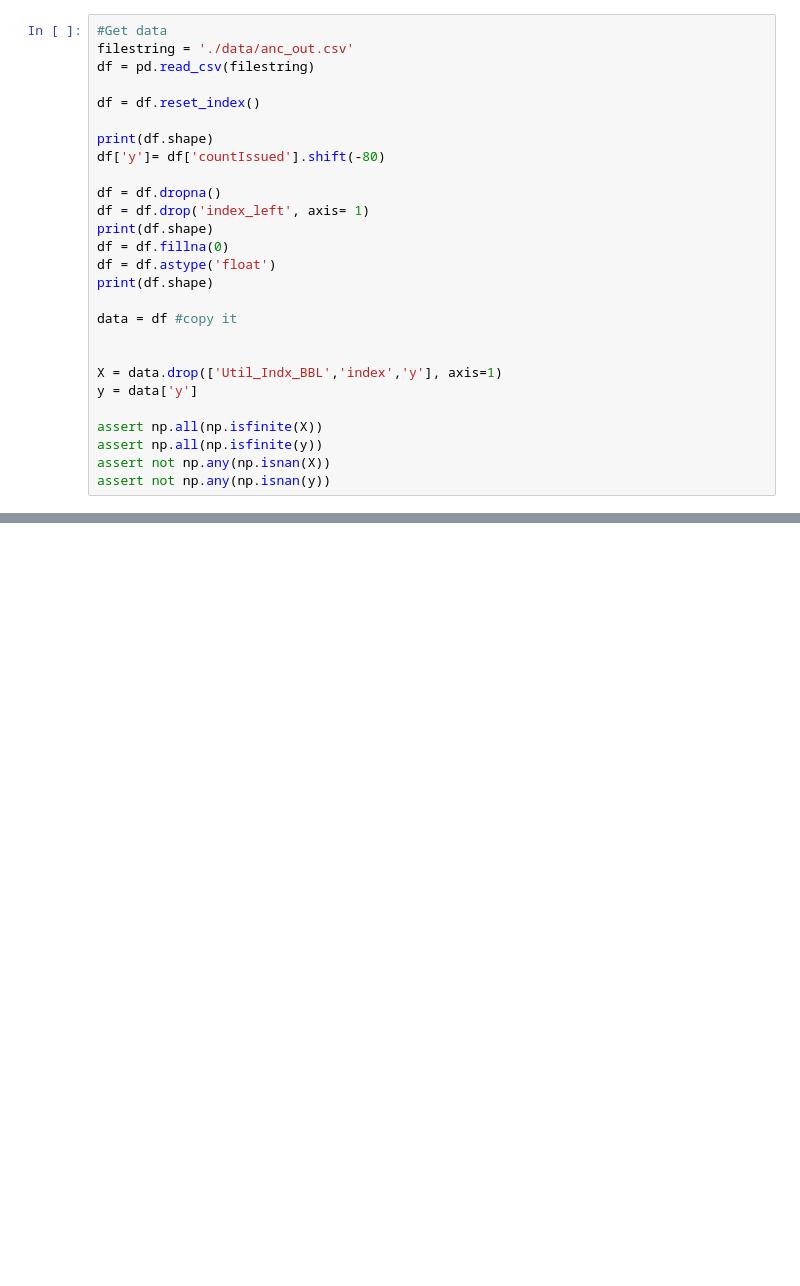
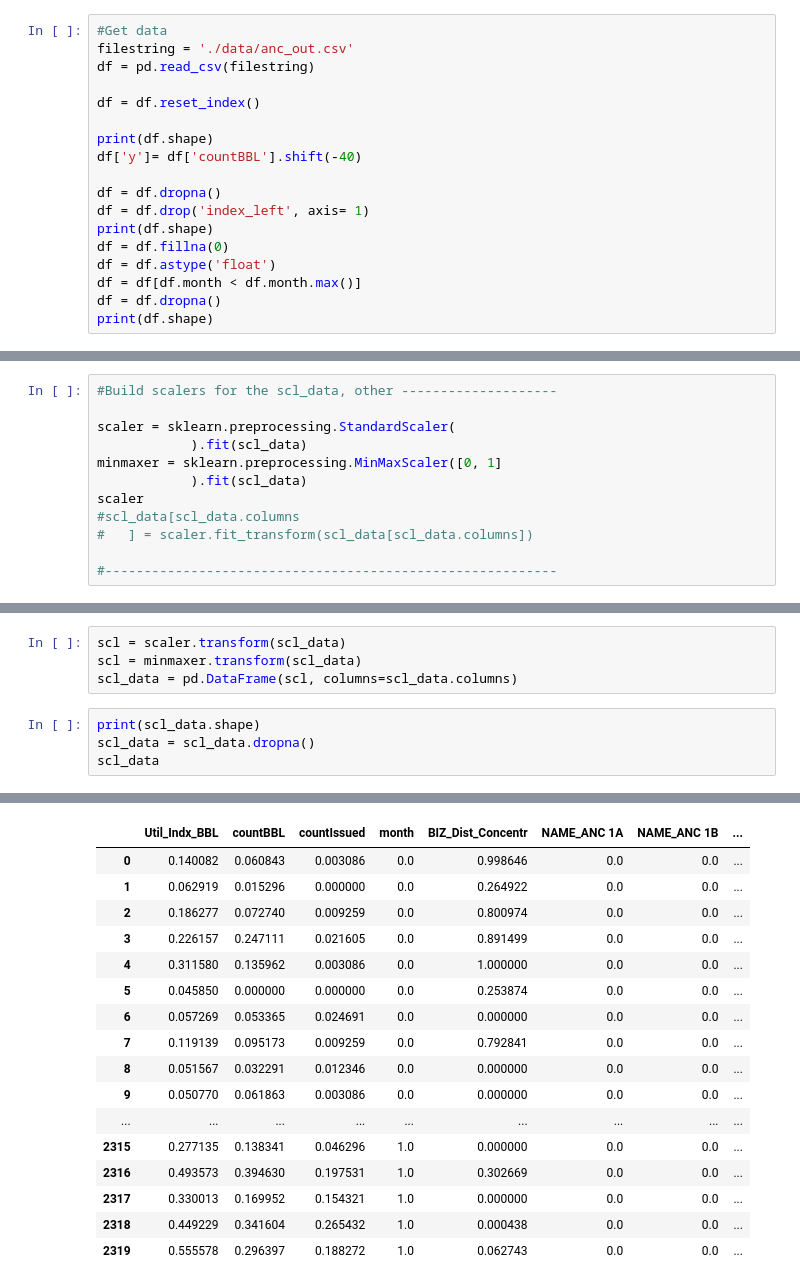
Before and after one commit to CLandauGWU/group_e, a Jupyter notebook: Model_Select.ipynb, the cells around one changed output, grey strips where cells are left out. Drawn from its saved outputs; the diff is of its cells as text; blank space fills up the shorter version.

```diff
--- a/Model_Select.ipynb
+++ b/Model_Select.ipynb
@@ -22,23 +33,14 @@ df = pd.read_csv(filestring)
 df = df.reset_index()
 
 print(df.shape)
-df['y']= df['countIssued'].shift(-80)
+df['y']= df['countBBL'].shift(-40)
 
 df = df.dropna()
 df = df.drop('index_left', axis= 1)
 print(df.shape)
 df = df.fillna(0)
 df = df.astype('float')
+df = df[df.month < df.month.max()]
+df = df.dropna()
 print(df.shape)
-
-data = df #copy it
-
-
-X = data.drop(['Util_Indx_BBL','index','y'], axis=1)
-y = data['y']
-
-assert np.all(np.isfinite(X))
-assert np.all(np.isfinite(y))
-assert not np.any(np.isnan(X))
-assert not np.any(np.isnan(y))
 # %% [output]
@@ -49,0 +129,12 @@ df.dtypes;
+# %%
+#Build scalers for the scl_data, other --------------------
+
+scaler = sklearn.preprocessing.StandardScaler(
+            ).fit(scl_data)
+minmaxer = sklearn.preprocessing.MinMaxScaler([0, 1]
+            ).fit(scl_data)
+scaler
+#scl_data[scl_data.columns
+#   ] = scaler.fit_transform(scl_data[scl_data.columns])
+
+#----------------------------------------------------------
@@ -49,0 +143,9 @@ df.dtypes;
+# %%
+scl = scaler.transform(scl_data)
+scl = minmaxer.transform(scl_data)
+scl_data = pd.DataFrame(scl, columns=scl_data.columns)
+# %%
+print(scl_data.shape)
+scl_data = scl_data.dropna()
+scl_data
+# %% [output]
@@ -49,0 +153,17 @@ df.dtypes;
+|  | Util_Indx_BBL | countBBL | countIssued | month | BIZ_Dist_Concentr | NAME_ANC 1A | NAME_ANC 1B | ... |
+| 0 | 0.140082 | 0.060843 | 0.003086 | 0.0 | 0.998646 | 0.0 | 0.0 | ... |
+| 1 | 0.062919 | 0.015296 | 0.000000 | 0.0 | 0.264922 | 0.0 | 0.0 | ... |
+| 2 | 0.186277 | 0.072740 | 0.009259 | 0.0 | 0.800974 | 0.0 | 0.0 | ... |
+| 3 | 0.226157 | 0.247111 | 0.021605 | 0.0 | 0.891499 | 0.0 | 0.0 | ... |
+| 4 | 0.311580 | 0.135962 | 0.003086 | 0.0 | 1.000000 | 0.0 | 0.0 | ... |
+| 5 | 0.045850 | 0.000000 | 0.000000 | 0.0 | 0.253874 | 0.0 | 0.0 | ... |
+| 6 | 0.057269 | 0.053365 | 0.024691 | 0.0 | 0.000000 | 0.0 | 0.0 | ... |
+| 7 | 0.119139 | 0.095173 | 0.009259 | 0.0 | 0.792841 | 0.0 | 0.0 | ... |
+| 8 | 0.051567 | 0.032291 | 0.012346 | 0.0 | 0.000000 | 0.0 | 0.0 | ... |
+| 9 | 0.050770 | 0.061863 | 0.003086 | 0.0 | 0.000000 | 0.0 | 0.0 | ... |
+| ... | ... | ... | ... | ... | ... | ... | ... | ... |
+| 2315 | 0.277135 | 0.138341 | 0.046296 | 1.0 | 0.000000 | 0.0 | 0.0 | ... |
+| 2316 | 0.493573 | 0.394630 | 0.197531 | 1.0 | 0.302669 | 0.0 | 0.0 | ... |
+| 2317 | 0.330013 | 0.169952 | 0.154321 | 1.0 | 0.000000 | 0.0 | 0.0 | ... |
+| 2318 | 0.449229 | 0.341604 | 0.265432 | 1.0 | 0.000438 | 0.0 | 0.0 | ... |
+| 2319 | 0.555578 | 0.296397 | 0.188272 | 1.0 | 0.062743 | 0.0 | 0.0 | ... |
```
Also changed, not shown: parts of 19 cells of this notebook.
